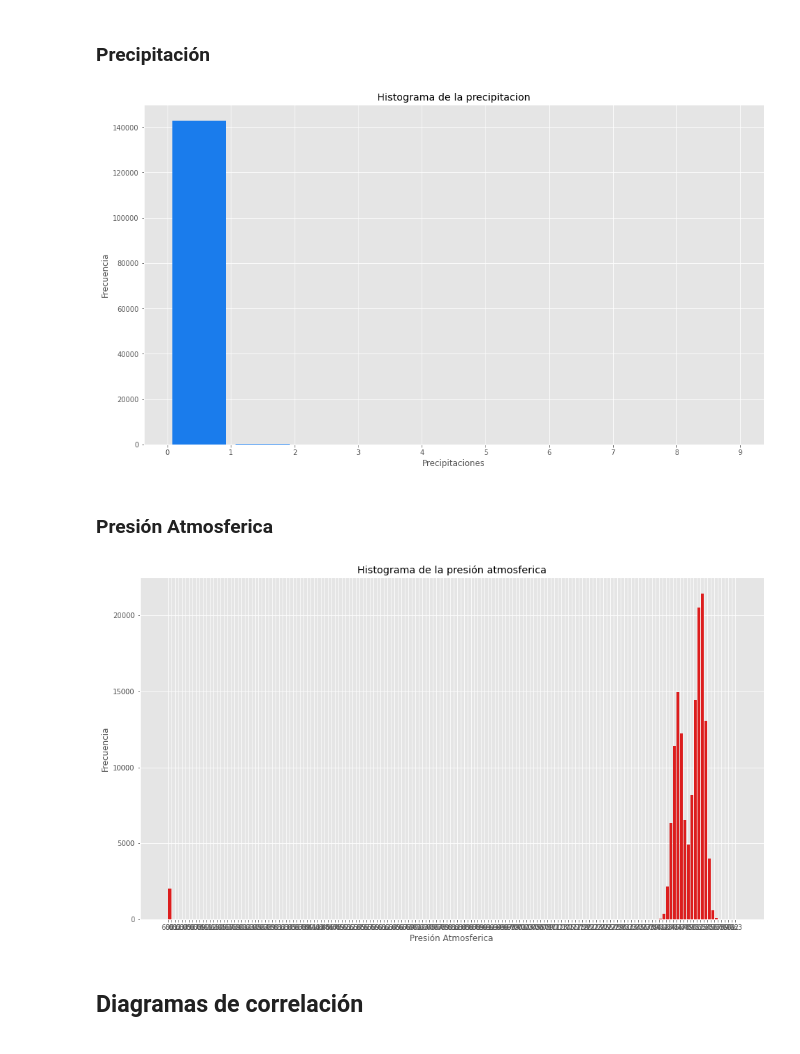
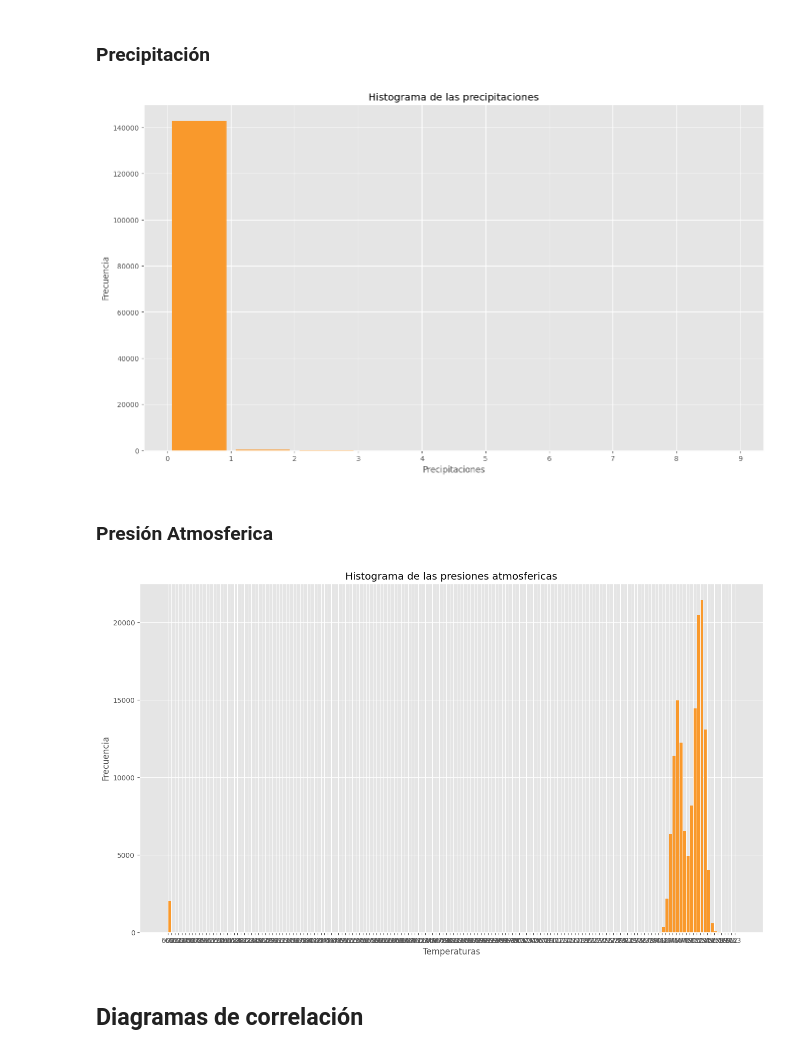
Before and after one commit to CamiloAndresDG/NIOTE, a Jupyter notebook: 02. Desarrollo/5. Tesis/6.Codigo_Machine_Learning.ipynb, the cells around one changed output. Saved outputs shown, nothing was run; the diff lists cells and outputs as text; code cells hidden in the pictures.

```diff
--- a/02. Desarrollo/5. Tesis/6.Codigo_Machine_Learning.ipynb
+++ b/02. Desarrollo/5. Tesis/6.Codigo_Machine_Learning.ipynb
@@ -177,41 +252,47 @@ plot.show() #dibujamos el histograma
 # %% [markdown]
 ### Precipitación
 # %%
-#Histograma de humedad
-import matplotlib.pyplot as plot
+# Convertir la columna Precipitacion en una serie de números enteros
+temperaturas = df['Precipitacion'].astype(int)
 
-temperaturas= df['Precipitacion'].astype(int)
+# Especificar los intervalos de los histogramas como un rango de números enteros
+intervalos = range(min(temperaturas), max(temperaturas) + 2)
 
-intervalos = range(min(temperaturas), max(temperaturas) + 2) #calculamos los extremos de los intervalos
+# Crear el histograma
+plt.hist(x=temperaturas, bins=intervalos, color='#F9992C', rwidth=0.85)
 
-plot.hist(x=temperaturas, bins=intervalos, color='#1A7CEC', rwidth=0.85)
-plot.title('Histograma de la precipitacion')
+# Establecer el título y etiquetas del eje
+plot.title('Histograma de las precipitaciones')
 plot.xlabel('Precipitaciones')
 plot.ylabel('Frecuencia')
 plot.xticks(intervalos)
-#	CodigoEstacion	CodigoSensor	FechaDia	FechaHora	Humedad	Precipitacion	PresionAtmosferica	Temperatura	Latitud	Longitud
-plot.show() #dibujamos el histograma
+
+# Mostrar el histograma
+plot.show()
 # %% [output]
-[figure, old version]
+[figure, new version]
 # %% [markdown]
 ### Presión Atmosferica
 # %%
-#Histograma de humedad
-import matplotlib.pyplot as plot
+# Convertir la columna PresionAtmosferica en una serie de números enteros
+temperaturas = df['PresionAtmosferica'].astype(int)
 
-temperaturas= df['PresionAtmosferica'].astype(int)
+# Especificar los intervalos de los histogramas como un rango de números enteros
+intervalos = range(min(temperaturas), max(temperaturas) + 2)
 
-intervalos = range(min(temperaturas), max(temperaturas) + 2) #calculamos los extremos de los intervalos
+# Crear el histograma
+plt.hist(x=temperaturas, bins=intervalos, color='#F9992C', rwidth=0.85)
 
-plot.hist(x=temperaturas, bins=intervalos, color='#DC1D1D', rwidth=0.85)
-plot.title('Histograma de la presión atmosferica')
-plot.xlabel('Presión Atmosferica')
+# Establecer el título y etiquetas del eje
+plot.title('Histograma de las presiones atmosfericas')
+plot.xlabel('Temperaturas')
 plot.ylabel('Frecuencia')
 plot.xticks(intervalos)
-#	CodigoEstacion	CodigoSensor	FechaDia	FechaHora	Humedad	Precipitacion	PresionAtmosferica	Temperatura	Latitud	Longitud
-plot.show() #dibujamos el histograma
+
+# Mostrar el histograma
+plot.show()
 # %% [output]
-[figure, old version]
+[figure, new version]
 # %% [markdown]
 ## Diagramas de correlación
 # %% [markdown]
```
Also changed, not shown: parts of 126 cells of this notebook.
